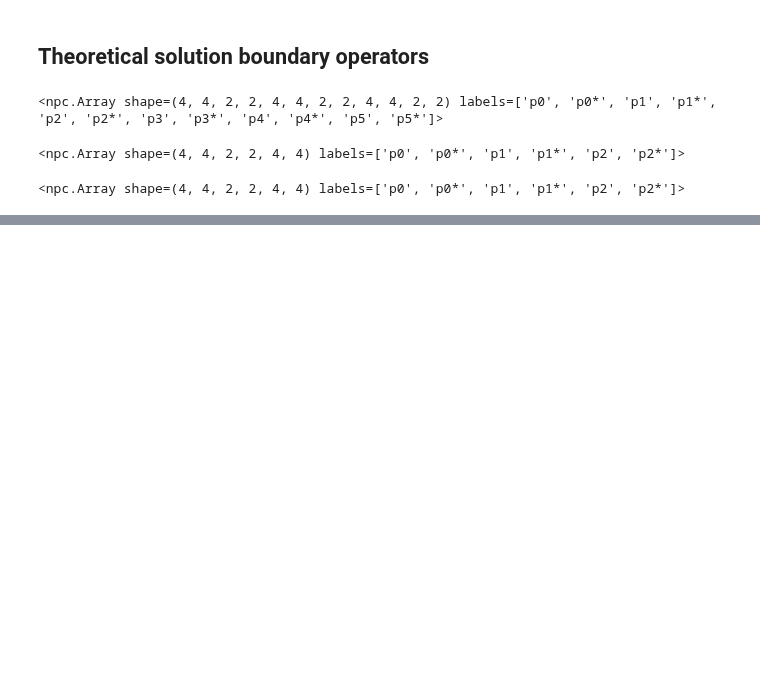
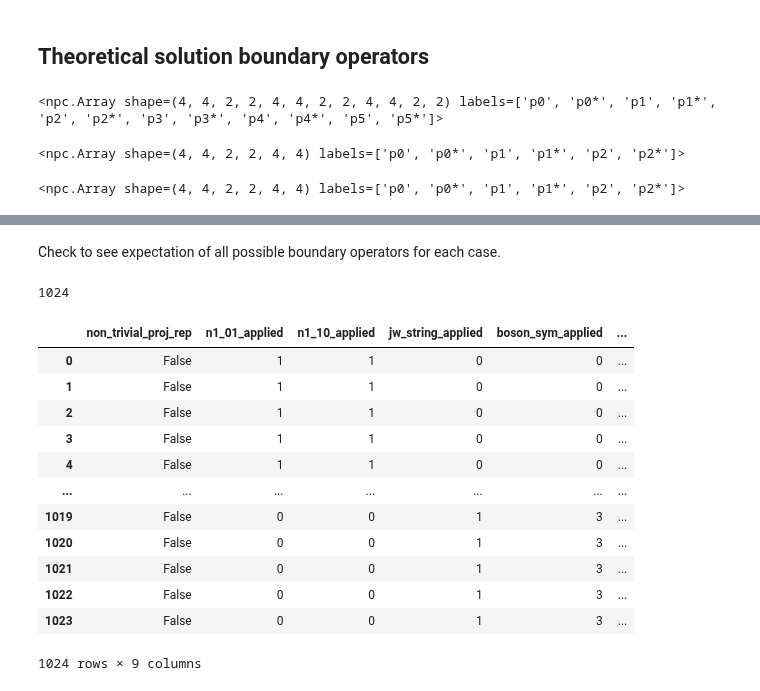
Before and after one commit to kieran-cooney/spt_numerical_classificiation, a Jupyter notebook: code/fermionic_cases/saved_fermionic_cases_check.ipynb, the cells around one changed output, grey strips where cells are left out. Saved outputs shown, nothing was run; the diff lists cells and outputs as text; code cells hidden in the pictures; blank space fills up the shorter version.

```diff
--- a/code/fermionic_cases/saved_fermionic_cases_check.ipynb
+++ b/code/fermionic_cases/saved_fermionic_cases_check.ipynb
@@ -743,4 +744,7 @@ def extract_right_rdm(case, num_sites):
 
     t = npc.trace(t, 'vR', 'vR*')
 
+    sing_val = case.symmetry_transfer_matrix_singular_vals[0]
+    t*= np.sqrt(sing_val)
+
     return t
@@ -791,0 +798,2 @@ for k, v in cases.items():
+# %% [markdown]
+Check to see expectation of all possible boundary operators for each case.
@@ -791,0 +830,9 @@ for k, v in cases.items():
+# %%
+len(predicted_exps)
+# %% [output]
+1024
+# %%
+predicted_exps_data = [
+    [*k, v]
+    for k, v in predicted_exps.items()
+]
@@ -791,0 +854,16 @@ for k, v in cases.items():
+# %%
+pred_exps_df
+# %% [output]
+|  | non_trivial_proj_rep | n1_01_applied | n1_10_applied | jw_string_applied | boson_sym_applied | ... |
+| 0 | False | 1 | 1 | 0 | 0 | ... |
+| 1 | False | 1 | 1 | 0 | 0 | ... |
+| 2 | False | 1 | 1 | 0 | 0 | ... |
+| 3 | False | 1 | 1 | 0 | 0 | ... |
+| 4 | False | 1 | 1 | 0 | 0 | ... |
+| ... | ... | ... | ... | ... | ... | ... |
+| 1019 | False | 0 | 0 | 1 | 3 | ... |
+| 1020 | False | 0 | 0 | 1 | 3 | ... |
+| 1021 | False | 0 | 0 | 1 | 3 | ... |
+| 1022 | False | 0 | 0 | 1 | 3 | ... |
+| 1023 | False | 0 | 0 | 1 | 3 | ... |
+1024 rows × 9 columns
```
Also changed, not shown: parts of 127 cells of this notebook, 2 other files.
